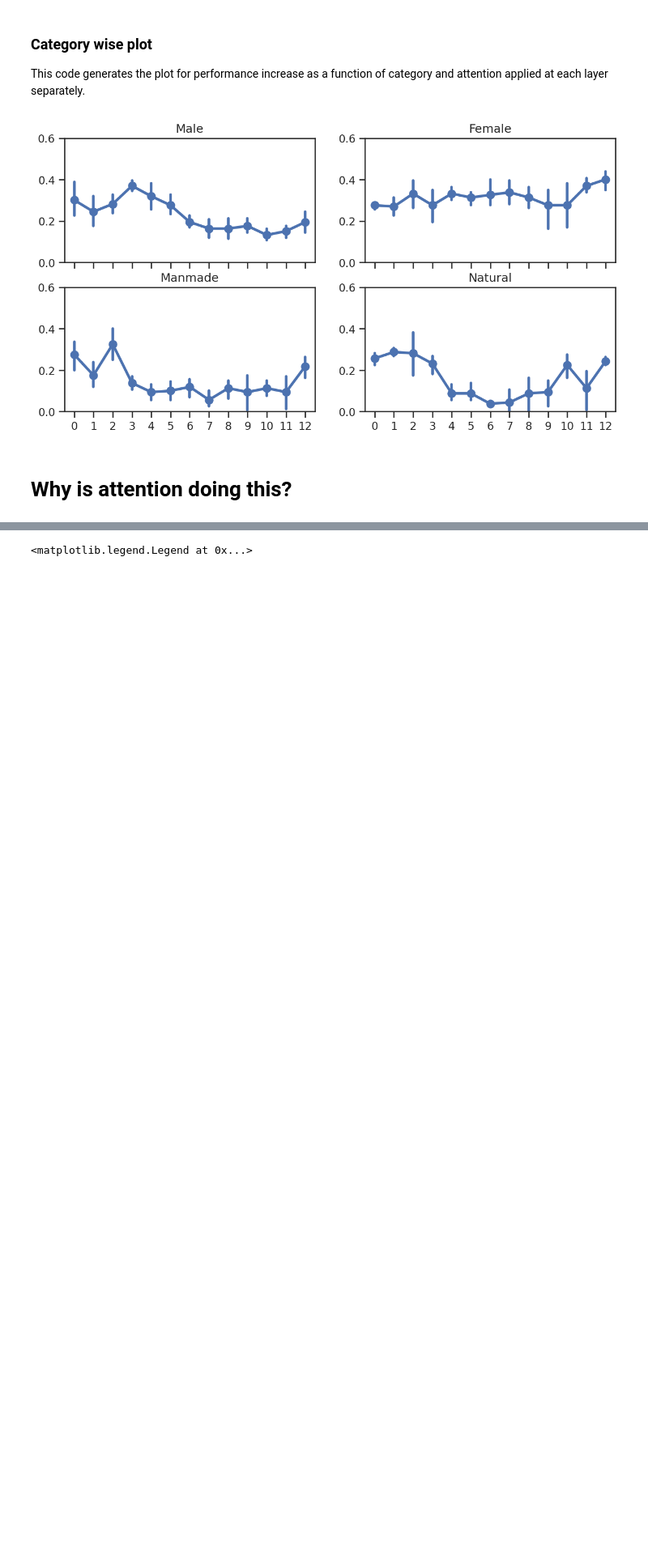
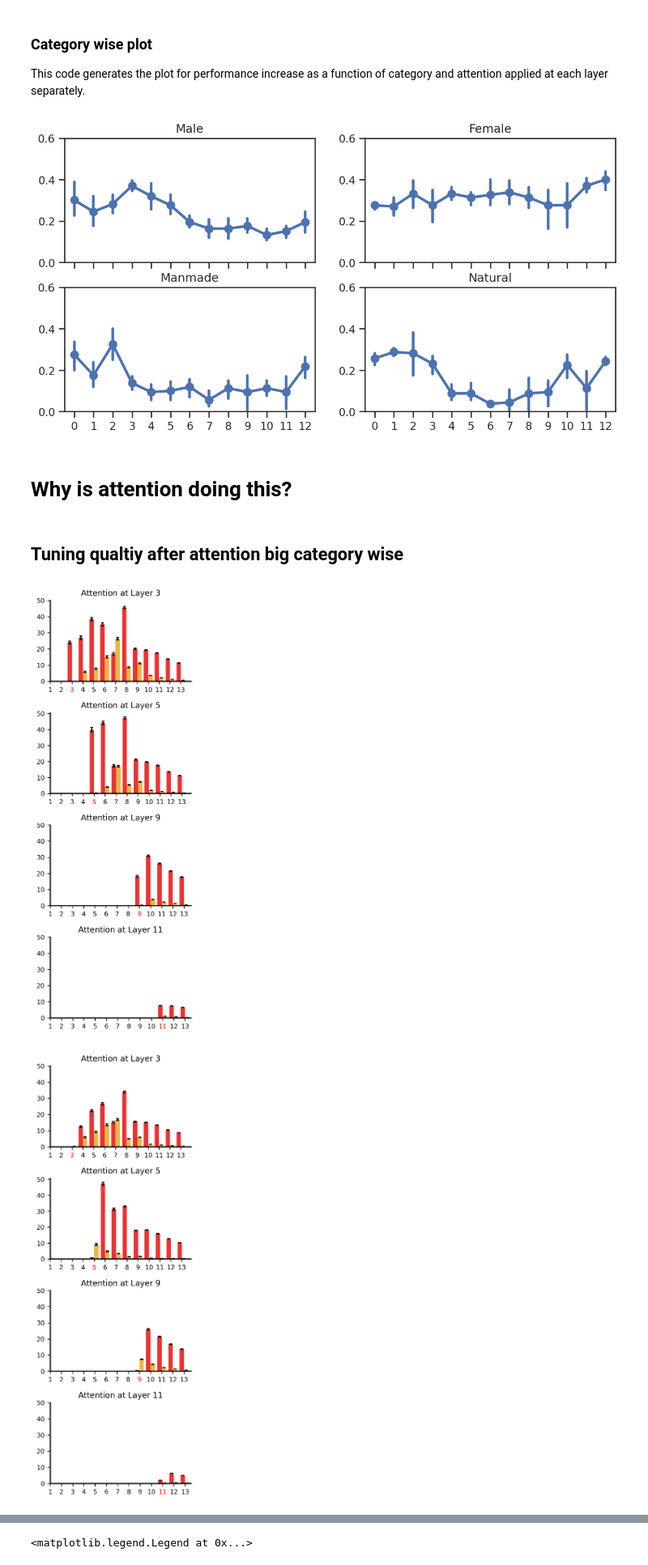
Before and after one commit to soukhind2/vgg16obj, a Jupyter notebook: vggface_4class_cv.ipynb, the cells around one changed output, grey strips where cells are left out. Shown at 81% size. Drawn from its saved outputs; the diff is of its cells as text; code cells hidden in the pictures; blank space fills up the shorter version.

```diff
--- a/vggface_4class_cv.ipynb
+++ b/vggface_4class_cv.ipynb
@@ -1145,15 +1195,66 @@ def get_tuning_quality(li,cat,a,b,type):
     m[l] = tq[a][l]
     n[l] = tq[b][l]
     temp = [m - n for m, n in zip(tq[a][l], tq[b][l])]
-    diff[l] = abs(np.mean(temp))
-    errdiff[l] = stats.sem(temp)
-  #diff = (diff- np.min(diff))/(np.max(diff) - np.min(diff))
-  #errdiff = (errdiff- np.min(errdiff))/(np.max(errdiff) - np.min(errdiff))
 
-  return m,n,diff,errdiff
-
-def do_stats(data):
-  for li in range(13):
-    m = np.mean(data[li])
-    s = np.std(data[li])
-  return m,s
+  return m,n
+# %% [markdown]
+## Tuning qualtiy after attention big category wise
+# %%
+#@title Tuning quality for face and scene category
+
+from vgg16obj.tools.plot_tools import GraphDist
+from matplotlib.patches import Ellipse
+
+
+plt.rcParams['figure.dpi'] = 300
+baseline = maindiff
+#baseline = (baseline- np.min(baseline))/(np.max(baseline) - np.min(baseline))
+li = -1
+r1 = np.arange(13)
+cats = iter(["Faces","Scenes"])
+for c in [1,2]:
+  layerx = iter([2,4,8,10])
+  fig,ax = plt.subplots(nrows=4, ncols=1,figsize=(3,8),dpi = 300)
+
+  for col in ax:
+    li = next(layerx)
+    A1,A2= get_tuning_quality(li,c,0,1,True)
+    B1,B2 = get_tuning_quality(li,c,2,3,True)
+
+    d1 = np.array([tf.math.reduce_mean(tf.ragged.constant(A1) + tf.ragged.constant(A2),1),
+                  tf.math.reduce_mean(tf.ragged.constant(B1) + tf.ragged.constant(B2),1)])
+
+    d1err = np.empty([2,13])
+    for l in range(13):
+      d1err[0,l] = stats.sem(A1[l] + A2[l])
+      d1err[1,l] = stats.sem(B1[l] + B2[l])
+
+    #d1 = (d1- np.min(d1))/(np.max(d1) - np.min(d1))
+
+    col.bar(r1[li:13]-barW/2,d1[0][li:13],label='Faces',width = barW,yerr = d1err[0][li:13],capsize=2,color = '#ed3232')#ed3232, 944848
+
+    col.bar(r2[li:13]+barW/2,d1[1][li:13],label='Scenes',width = barW,yerr = d1err[1][li:13],capsize=2,color = '#edb647')#edb647,6b4c0d
+    col.set_xticks([r  for r in range(13)], np.arange(1,14),fontsize = 8)
+
+    col.get_xticklabels()[li].set_color("red")
+    col.set_yticks([])
+
+    col.set_title('Attention at Layer ' + str(li+1),fontsize = 10)
+
+    col.spines['right'].set_visible(False)
+    col.spines['top'].set_visible(False)
+    col.set_yticks([r  for r in np.arange(0,51,10)],[0,10,20,30,40,50],fontsize = 8)
+    col.spines['bottom'].set_linewidth(1.5)
+
+    col.spines['left'].set_linewidth(1.5)
+
+
+  plt.tight_layout()
+# fig.legend(ax, labels = ['','Male','Manmade','Natural','Female'],
+#            loc="lower center",ncol = 4)
+  temp = next(cats)
+  plt.savefig('/content/plots/vggface_tun_q_withattn_to_' + temp +'.png')  # saves the current figure
+  plt.savefig('/content/plots/vggface_tun_q_withattn_to_'+ temp +'.jpeg')  # saves the current figure
+# %% [output]
+[figure, added]
+[figure, added]
```
Also changed, not shown: parts of 7 cells of this notebook.
